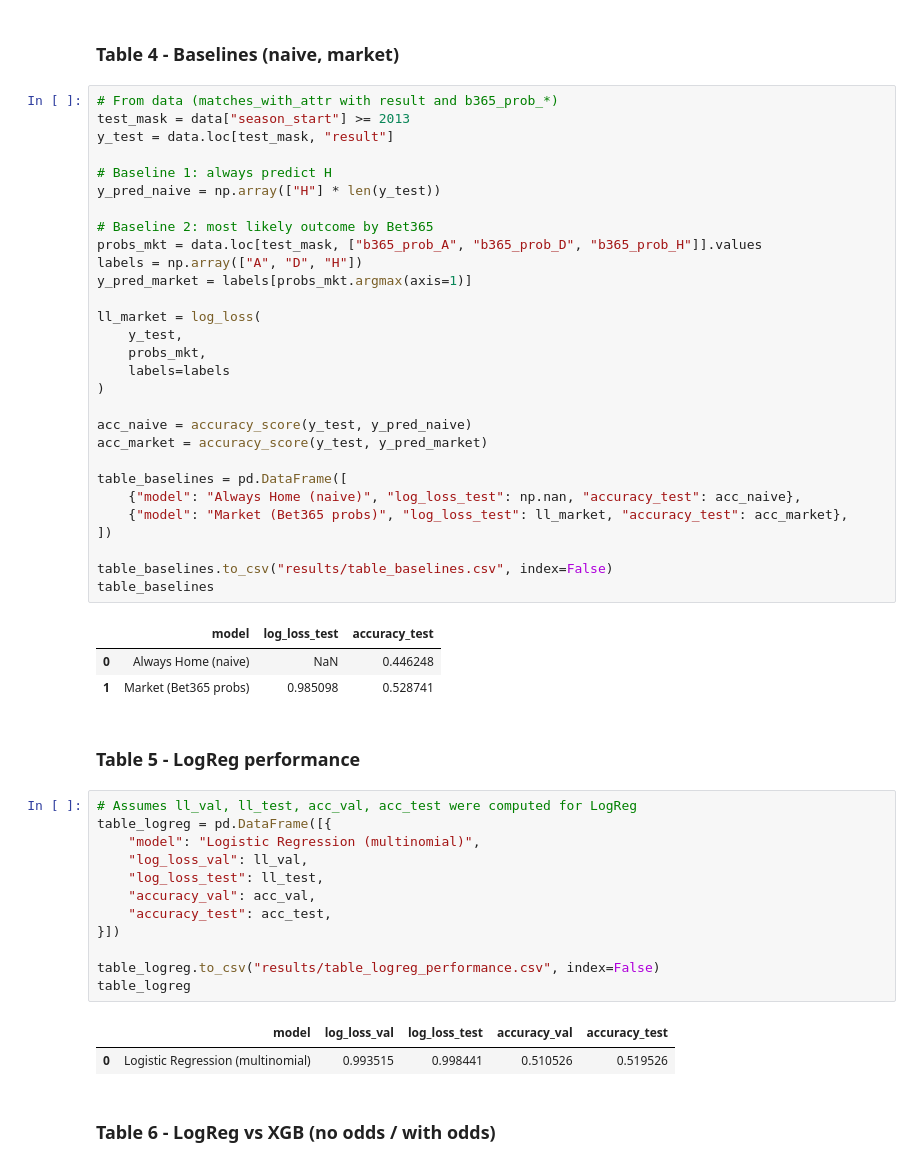
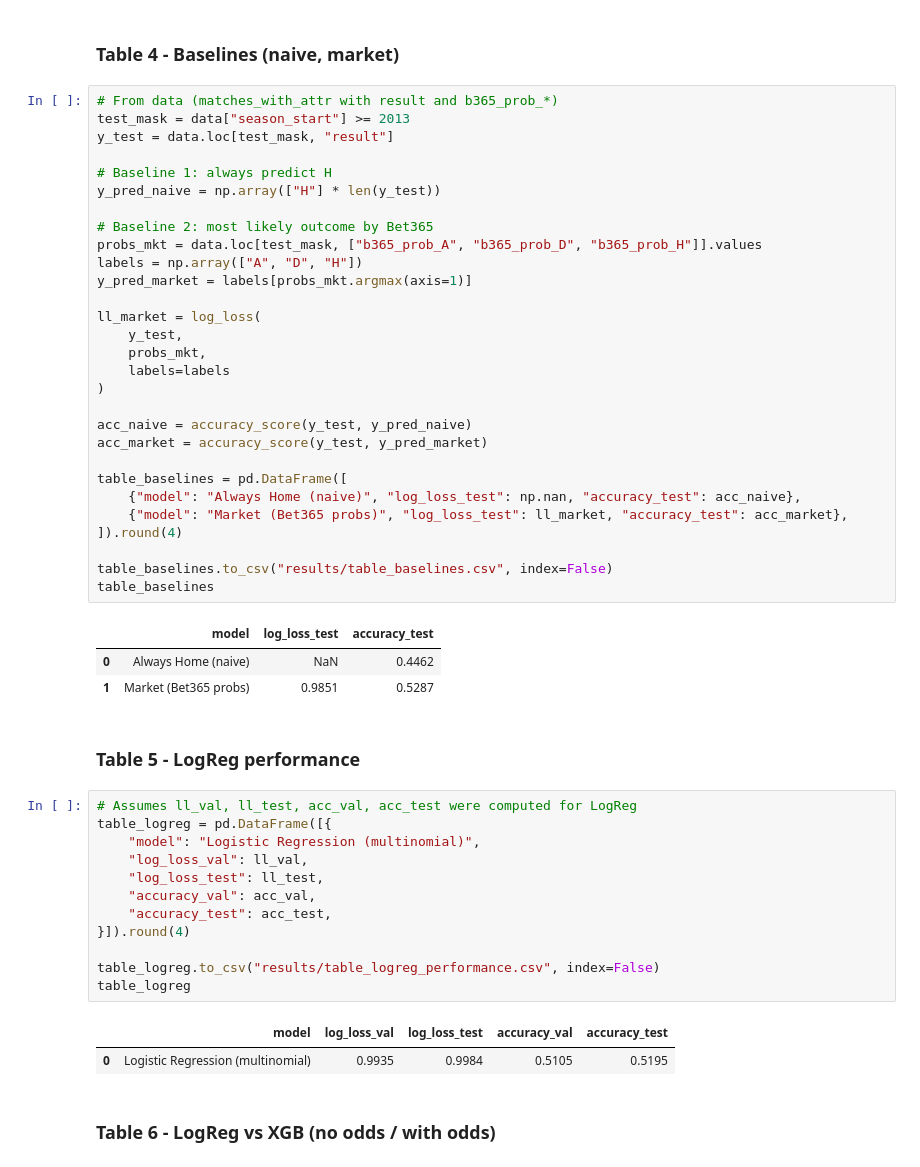
Before and after one commit to aarensberg/Beat-the-Bookmakers-using-Machine-Learning, a Jupyter notebook: analyses.ipynb, the cells around one changed output. Cells and saved outputs as stored; diff of their text form.

```diff
--- a/analyses.ipynb
+++ b/analyses.ipynb
@@ -1591,31 +1591,31 @@ acc_market = accuracy_score(y_test, y_pred_market)
 table_baselines = pd.DataFrame([
     {"model": "Always Home (naive)", "log_loss_test": np.nan, "accuracy_test": acc_naive},
     {"model": "Market (Bet365 probs)", "log_loss_test": ll_market, "accuracy_test": acc_market},
-])
+]).round(4)
 
 table_baselines.to_csv("results/table_baselines.csv", index=False)
 table_baselines
 # %% [output]
 |  | model | log_loss_test | accuracy_test |
-| 0 | Always Home (naive) | NaN | 0.446248 |
-| 1 | Market (Bet365 probs) | 0.985098 | 0.528741 |
+| 0 | Always Home (naive) | NaN | 0.4462 |
+| 1 | Market (Bet365 probs) | 0.9851 | 0.5287 |
 # %% [markdown]
 ### Table 5 - LogReg performance
 # %%
 # Assumes ll_val, ll_test, acc_val, acc_test were computed for LogReg
 table_logreg = pd.DataFrame([{
     "model": "Logistic Regression (multinomial)",
     "log_loss_val": ll_val,
     "log_loss_test": ll_test,
     "accuracy_val": acc_val,
     "accuracy_test": acc_test,
-}])
+}]).round(4)
 
 table_logreg.to_csv("results/table_logreg_performance.csv", index=False)
 table_logreg
 # %% [output]
 |  | model | log_loss_val | log_loss_test | accuracy_val | accuracy_test |
-| 0 | Logistic Regression (multinomial) | 0.993515 | 0.998441 | 0.510526 | 0.519526 |
+| 0 | Logistic Regression (multinomial) | 0.9935 | 0.9984 | 0.5105 | 0.5195 |
 # %% [markdown]
 ### Table 6 - LogReg vs XGB (no odds / with odds)
 # %%
```
Also changed, not shown: parts of 5 cells of this notebook, 11 other files.
